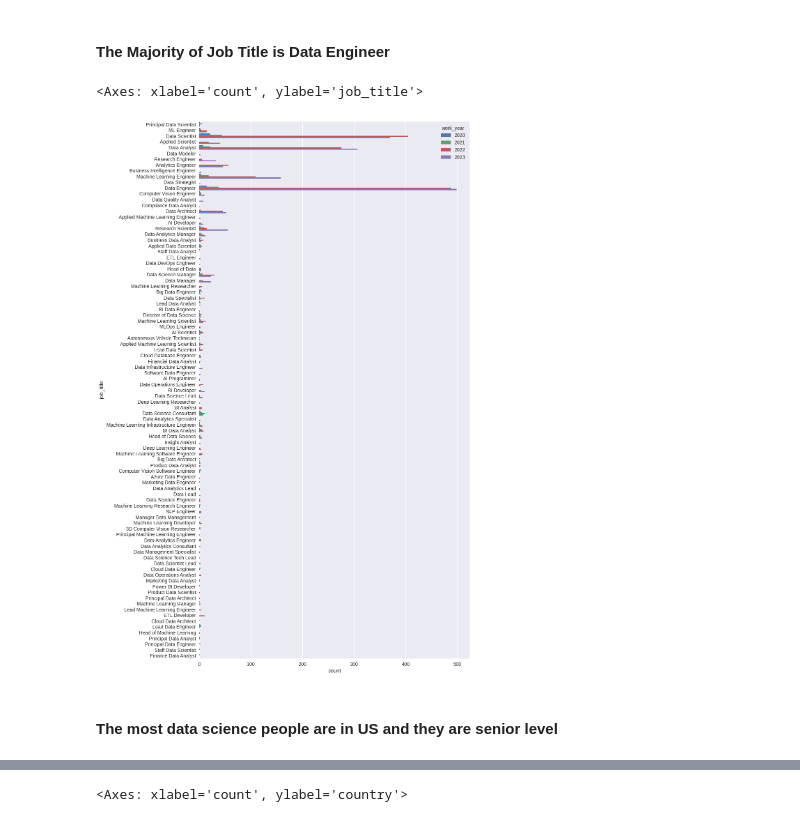
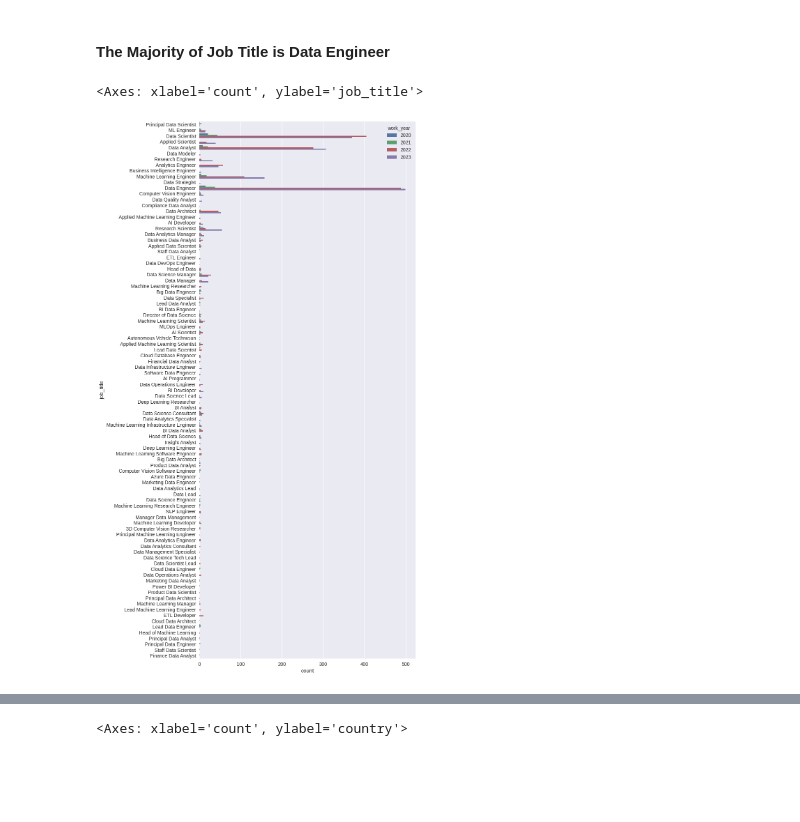
Before and after one commit to openmymai/DS-and-ML, a Jupyter notebook: ds-salary-prediction-with-tensorflow.ipynb, the cells around one changed output, grey strips where cells are left out. Drawn from its saved outputs; the diff is of its cells as text; code cells hidden in the pictures; blank space fills up the shorter version.

```diff
--- a/ds-salary-prediction-with-tensorflow.ipynb
+++ b/ds-salary-prediction-with-tensorflow.ipynb
@@ -233,10 +233,8 @@ fig.show()
 # %% [markdown]
 #### The Majority of Job Title is Data Engineer
 # %%
-plt.figure(figsize=(10,20))
+plt.figure(figsize=(8,20))
 sns.countplot(data=df_eda, y="job_title", hue="work_year")
 # %% [output]
 <Axes: xlabel='count', ylabel='job_title'>
-[figure, old version]
+[figure, new version]
-# %% [markdown]
-#### The most data science people are in US and they are senior level
```
Also changed, not shown: parts of 9 cells of this notebook.
